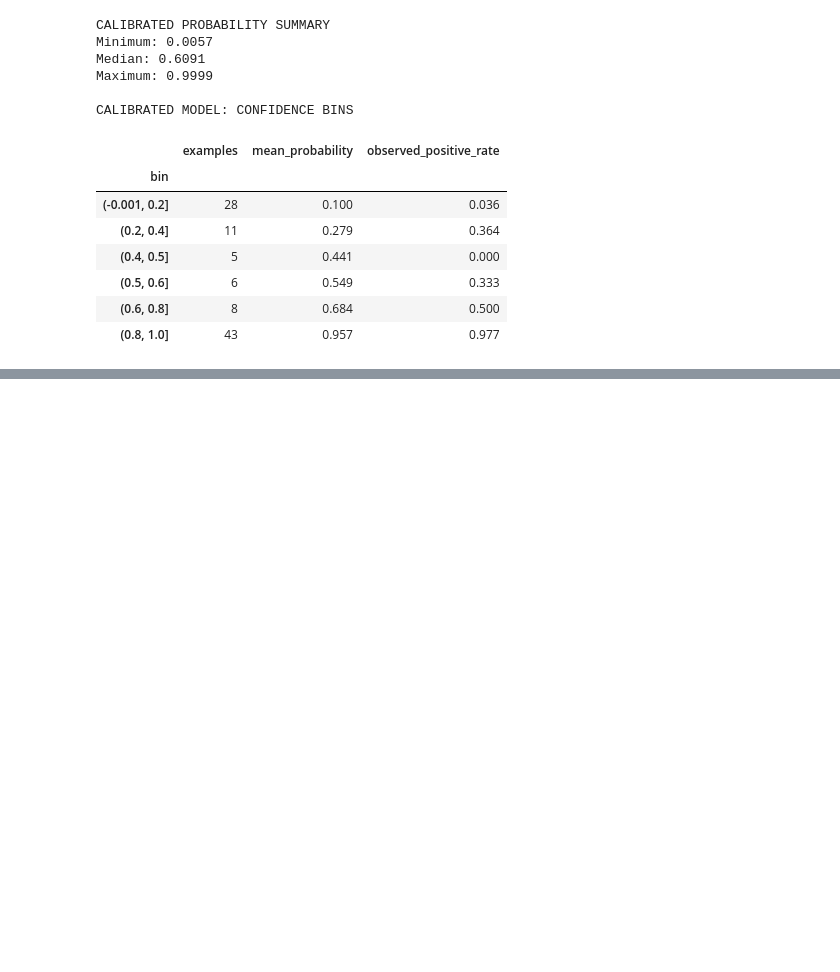
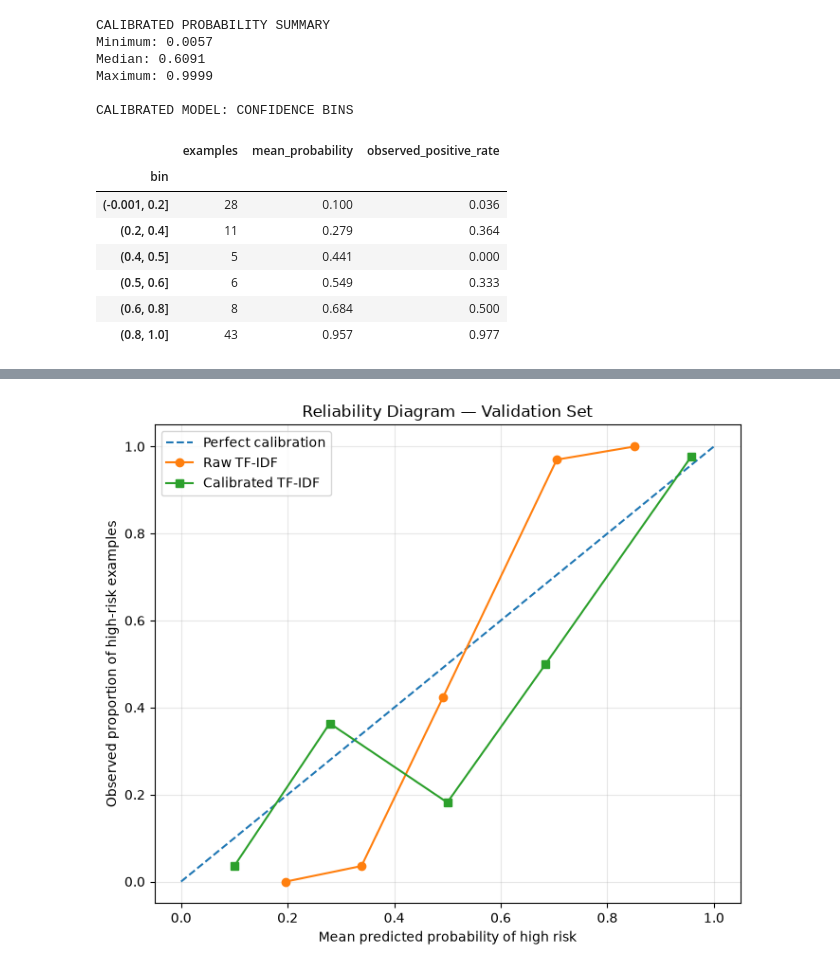
Before and after one commit to anushreeg1975/Trustworthy-MentalAI, a Jupyter notebook: mental_ai.ipynb, the cells around one changed output, grey strips where cells are left out. Drawn from its saved outputs; the diff is of its cells as text; code cells hidden in the pictures; blank space fills up the shorter version.

```diff
--- a/mental_ai.ipynb
+++ b/mental_ai.ipynb
@@ -14380,0 +14570,16 @@ CALIBRATED MODEL: CONFIDENCE BINS
+# %%
+
+import json
+from pathlib import Path
+
+notebook = json.loads(
+    Path("mental_ai.ipynb").read_text(encoding="utf-8")
+)
+
+for i in range(330, min(339, len(notebook["cells"]))):
+    cell = notebook["cells"][i]
+    source = "".join(cell.get("source", []))
+
+    print(f"\n{'=' * 25} CELL {i} {'=' * 25}")
+    print("Cell type:", cell["cell_type"])
+    print(source[:5000] if source else "[Empty cell]")
@@ -14380,0 +14742,65 @@ CALIBRATED MODEL: CONFIDENCE BINS
+# %%
+
+import numpy as np
+import matplotlib.pyplot as plt
+from sklearn.calibration import calibration_curve
+
+def calculate_ece(y_true, probabilities, n_bins=5):
+    y_true = np.asarray(y_true)
+    probabilities = np.asarray(probabilities)
+    bin_edges = np.linspace(0.0, 1.0, n_bins + 1)
+    ece = 0.0
+
+    for i in range(n_bins):
+        if i == n_bins - 1:
+            mask = (
+                (probabilities >= bin_edges[i]) &
+                (probabilities <= bin_edges[i + 1])
+            )
+        else:
+            mask = (
+                (probabilities >= bin_edges[i]) &
+                (probabilities < bin_edges[i + 1])
+            )
+
+        if mask.sum() > 0:
+            observed_rate = y_true[mask].mean()
+            mean_probability = probabilities[mask].mean()
+            ece += mask.mean() * abs(
+                observed_rate - mean_probability
+            )
+
+    return ece
+
+# Reliability curves on the validation set
+raw_observed, raw_mean_predicted = calibration_curve(
+    y_val, raw_probabilities, n_bins=5, strategy="uniform"
+)
+cal_observed, cal_mean_predicted = calibration_curve(
+    y_val, calibrated_prob, n_bins=5, strategy="uniform"
+)
+
+print("VALIDATION CALIBRATION DIAGNOSTICS")
+print("=" * 45)
+print(f"Raw ECE (5 bins):        {calculate_ece(y_val, raw_probabilities):.4f}")
+print(f"Calibrated ECE (5 bins): {calculate_ece(y_val, calibrated_prob):.4f}")
+print("\nNote: ECE is bin-dependent and approximate on a small dataset.")
+
+plt.figure(figsize=(7, 6))
+plt.plot([0, 1], [0, 1], "--", label="Perfect calibration")
+plt.plot(
+    raw_mean_predicted, raw_observed,
+    marker="o", label="Raw TF-IDF"
+)
+plt.plot(
+    cal_mean_predicted, cal_observed,
+    marker="s", label="Calibrated TF-IDF"
+)
+plt.xlabel("Mean predicted probability of high risk")
+plt.ylabel("Observed proportion of high-risk examples")
+plt.title("Reliability Diagram — Validation Set")
+plt.legend()
+plt.grid(True, alpha=0.3)
+plt.tight_layout()
+plt.show()
+# %% [output]
@@ -14380,0 +14813 @@ CALIBRATED MODEL: CONFIDENCE BINS
+[figure, added]
```
Also changed, not shown: parts of 108 cells of this notebook, 2 other files.
